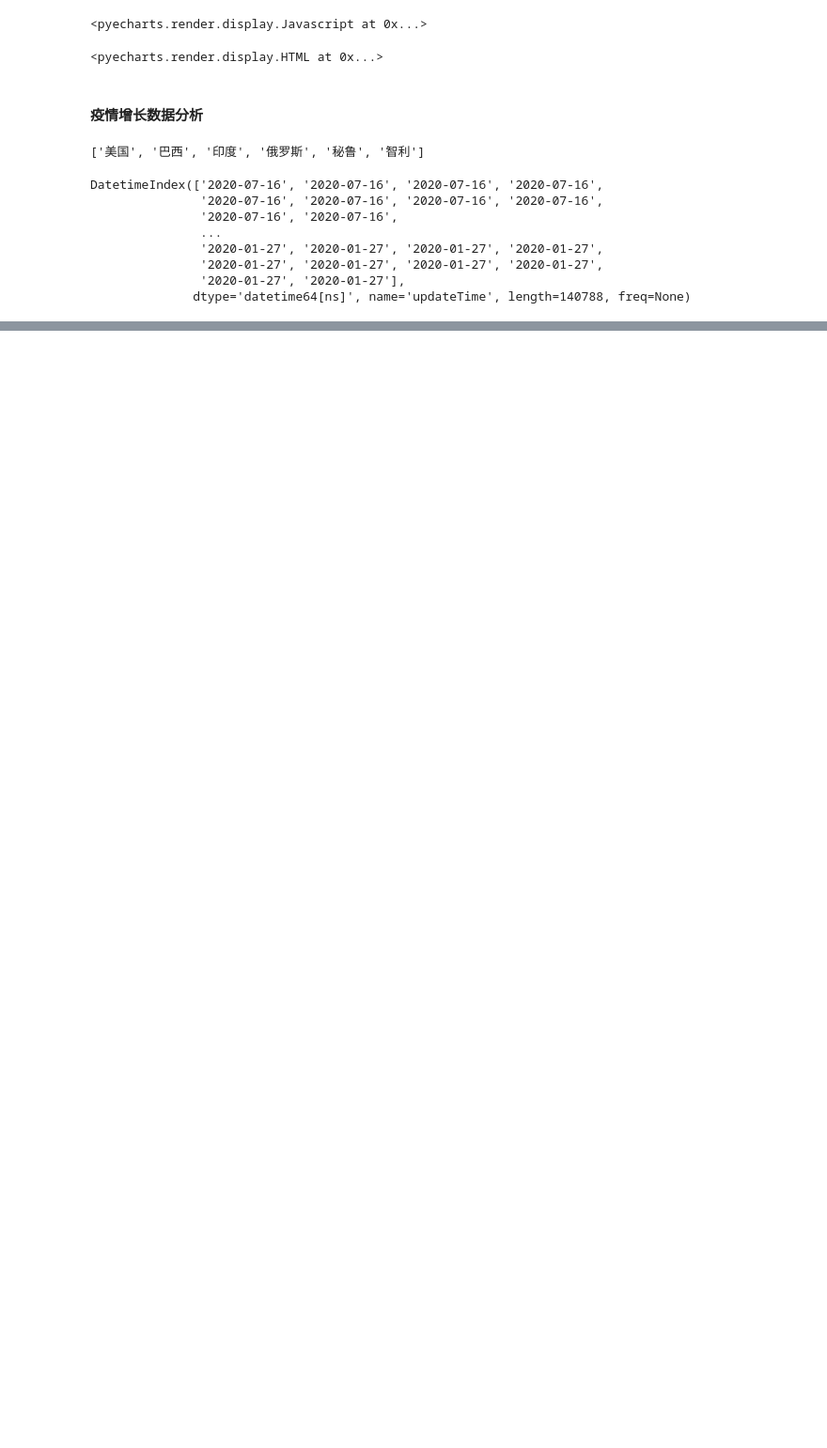
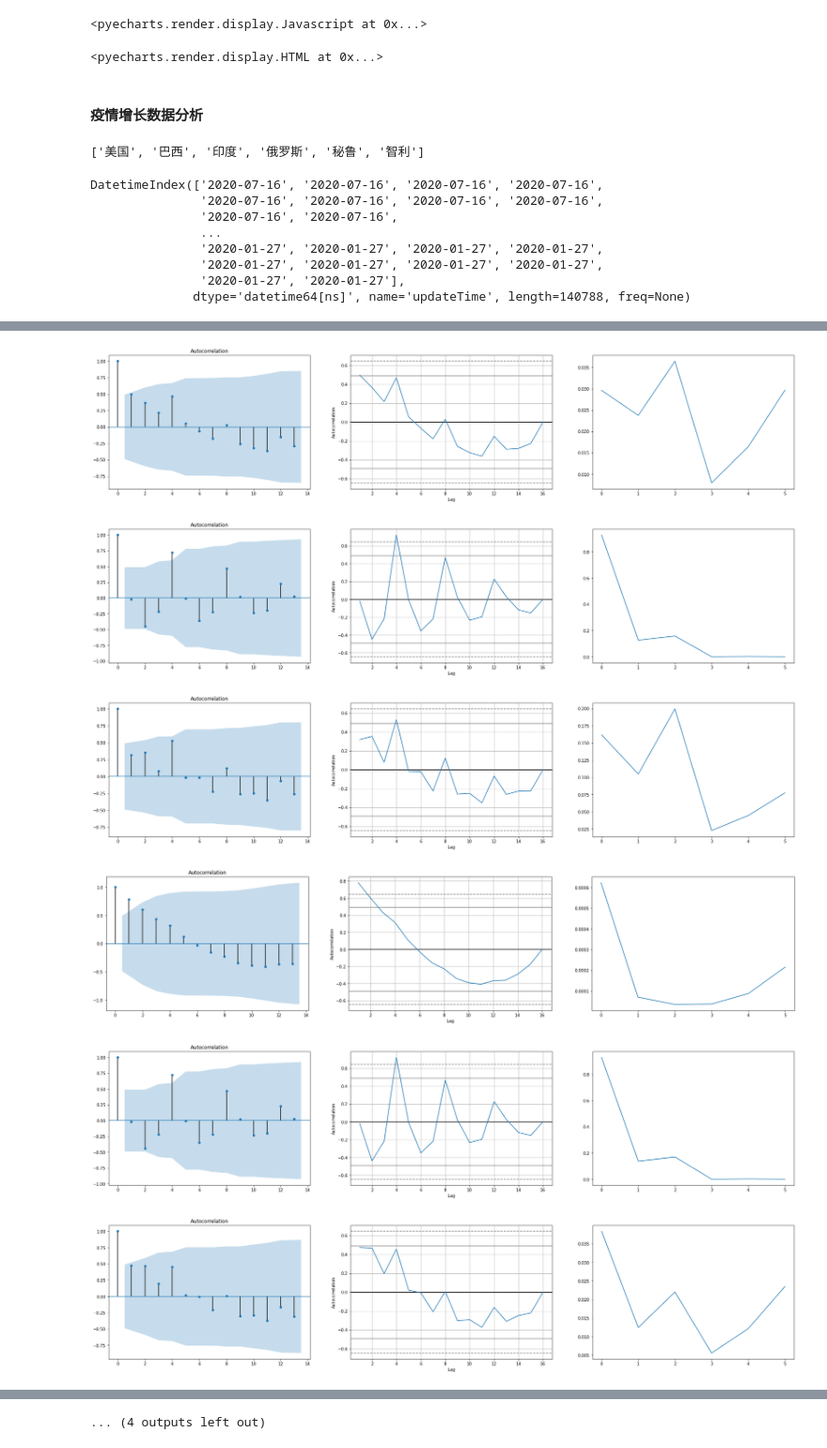
Before and after one commit to OcaenEyes/pandasLearn, a Jupyter notebook: 新冠疫情社会影响数据分析.ipynb, the cells around one changed output, grey strips where cells are left out. Shown at 94% size. Saved outputs shown, nothing was run; the diff lists cells and outputs as text; code cells hidden in the pictures; blank space fills up the shorter version.

```diff
--- a/新冠疫情社会影响数据分析.ipynb
+++ b/新冠疫情社会影响数据分析.ipynb
@@ -708,0 +811,15 @@ plt.legend(country,prop=myfont)
+# %%
+word_kmeans = KMeans(n_clusters=10)
+word_kmeans.fit(wordvector)
+
+labels = word_kmeans.labels_
+# 打印每个类的的信息
+for num in range(0,10):
+    text = []
+    print('第'+str(num) +'次text')
+    print(text)
+    for i in range(len(keys)):
+        if labels[i] == num:
+            text.append(list(keys)[i])
+    print('keys循环后的text')
+    print(text)
@@ -708,0 +878,25 @@ plt.legend(country,prop=myfont)
+# %%
+GDP_type = ['国内生产总值', '第一产业增加值', '第二产业增加值', '第三产业增加值',
+            '农林牧渔业增加值', '工业增加值', '制造业增加值', '建筑业增加值', '批发和零售业增加值',
+            '交通运输、仓储和邮政业增加值', '住宿和餐饮业增加值', '金融业增加值',
+            '房地产业增加值', '信息传输、软件和信息技术服务业增加值', '租赁和商务服务业增加值', '其他行业增加值']
+
+for i in GDP_type:
+    each_data = data_economy[i][:-2]
+    plt.figure(figsize=(30,6))
+    ax1 = plt.subplot(1,3,1)
+    ax2 = plt.subplot(1,3,2)
+    ax3 = plt.subplot(1,3,3)
+
+    LB2,P2 = acorr_ljungbox(each_data)  # 纯随机性检验
+    plot_acf(each_data,ax= ax1)
+
+    autocorrelation_plot(each_data,ax= ax2) # 进行平稳性检验
+    ax3.plot(P2)
+# %% [output]
+[figure, added]
+[figure, added]
+[figure, added]
+[figure, added]
+[figure, added]
+[figure, added]
@@ -708,0 +909 @@ plt.legend(country,prop=myfont)
+... (4 outputs left out)
```
Also changed, not shown: parts of 46 cells of this notebook, 2 other files.
